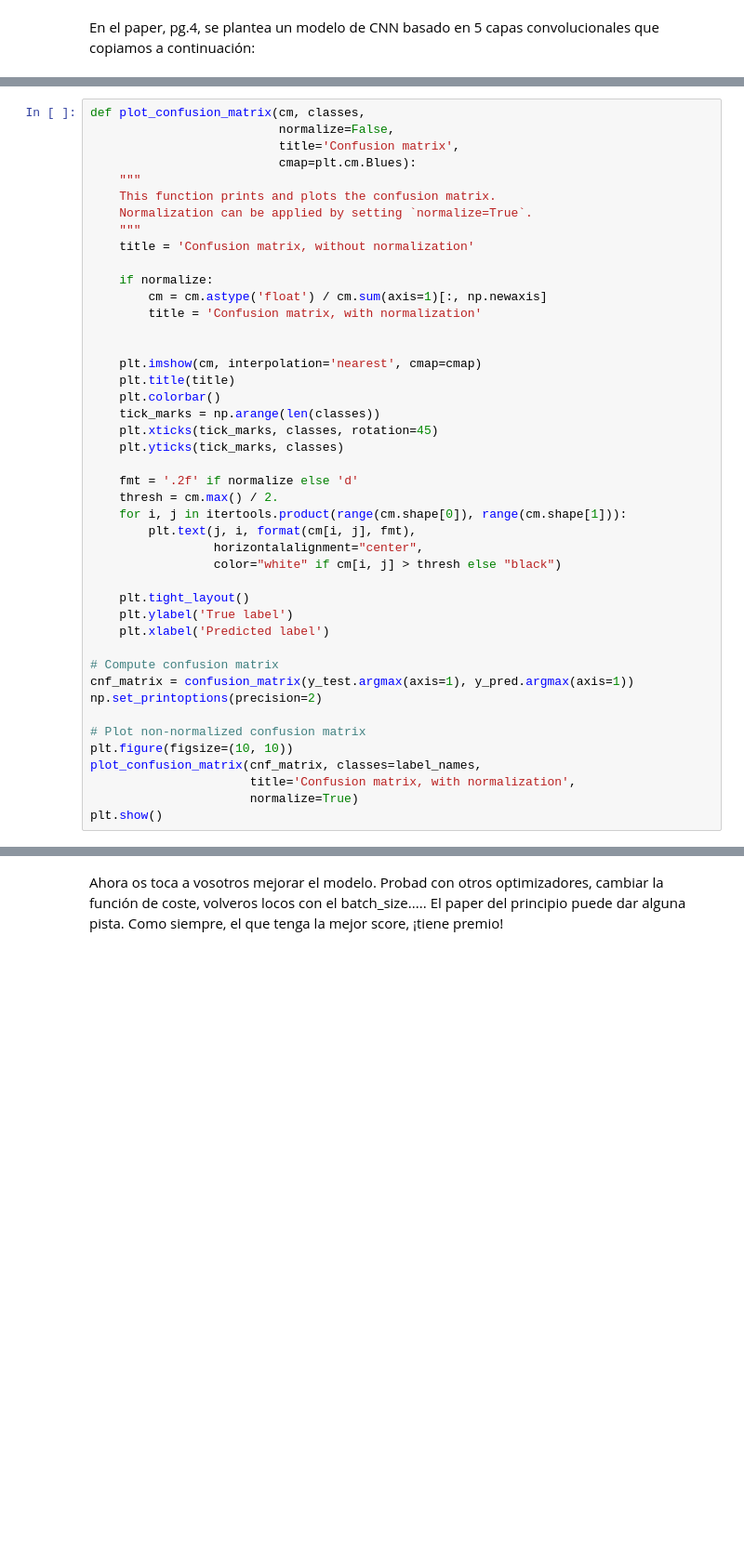
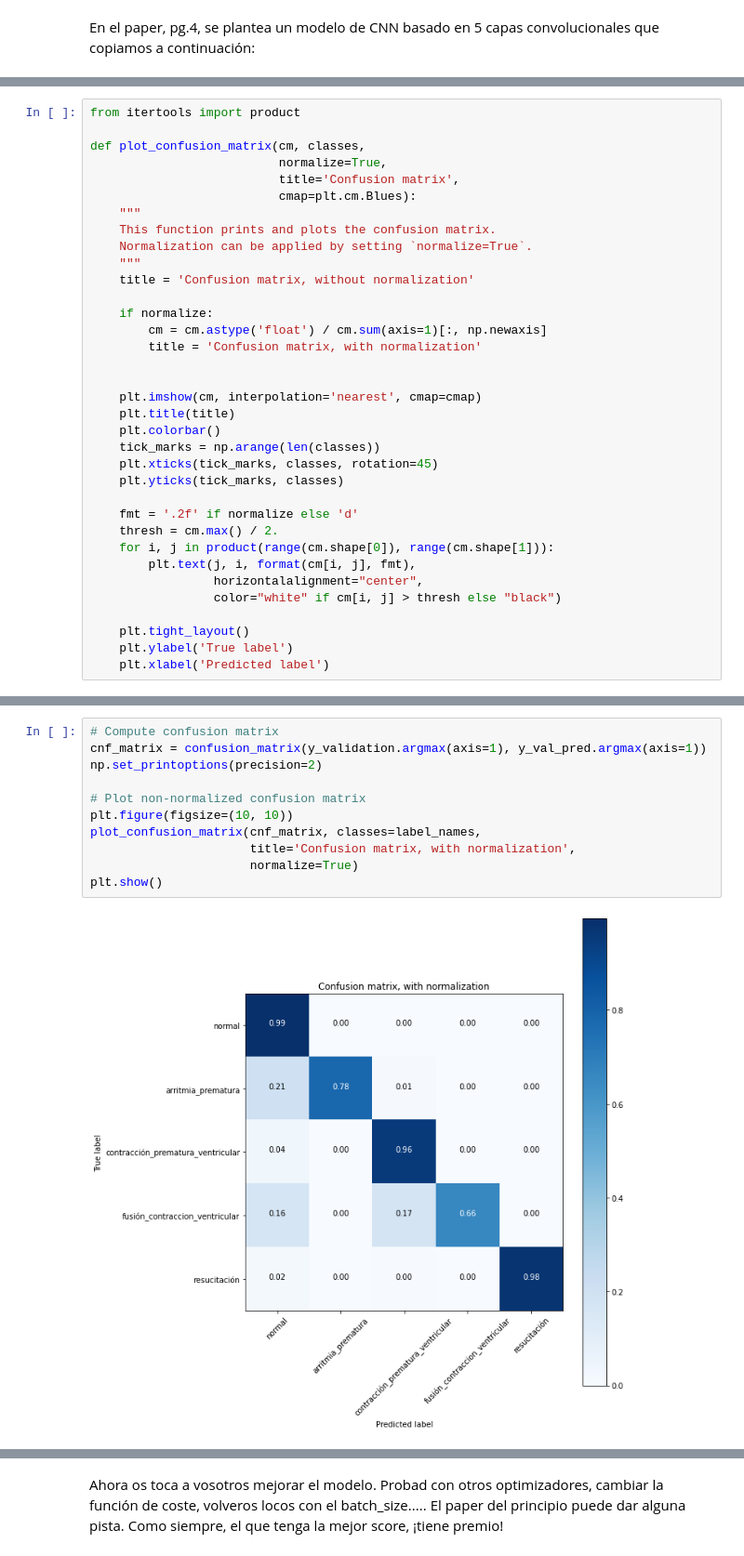
Before and after one commit to LAMDAMielgo/saturdaysAI_dl_mad22, a Jupyter notebook: week_1/practice/DL_S1_Practice_ECG.ipynb, the cells around one changed output, grey strips where cells are left out. Shown at 93% size. Cells and saved outputs as stored; diff of their text form; blank space fills up the shorter version.

```diff
--- a/week_1/practice/DL_S1_Practice_ECG.ipynb
+++ b/week_1/practice/DL_S1_Practice_ECG.ipynb
@@ -551,6 +618,8 @@ weighted avg       0.96      0.96      0.95     21889
 # %%
+from itertools import product
+
 def plot_confusion_matrix(cm, classes,
-                          normalize=False,
+                          normalize=True,
                           title='Confusion matrix',
                           cmap=plt.cm.Blues):
     """
@@ -573,7 +642,7 @@ def plot_confusion_matrix(cm, classes,
 
     fmt = '.2f' if normalize else 'd'
     thresh = cm.max() / 2.
-    for i, j in itertools.product(range(cm.shape[0]), range(cm.shape[1])):
+    for i, j in product(range(cm.shape[0]), range(cm.shape[1])):
         plt.text(j, i, format(cm[i, j], fmt),
                  horizontalalignment="center",
                  color="white" if cm[i, j] > thresh else "black")
@@ -581,14 +650,3 @@ def plot_confusion_matrix(cm, classes,
     plt.tight_layout()
     plt.ylabel('True label')
     plt.xlabel('Predicted label')
-
-# Compute confusion matrix
-cnf_matrix = confusion_matrix(y_test.argmax(axis=1), y_pred.argmax(axis=1))
-np.set_printoptions(precision=2)
-
-# Plot non-normalized confusion matrix
-plt.figure(figsize=(10, 10))
-plot_confusion_matrix(cnf_matrix, classes=label_names,
-                      title='Confusion matrix, with normalization',
-                      normalize=True)
-plt.show()
@@ -598,2 +653,15 @@ Normalized confusion matrix
+# %%
+# Compute confusion matrix
+cnf_matrix = confusion_matrix(y_validation.argmax(axis=1), y_val_pred.argmax(axis=1))
+np.set_printoptions(precision=2)
+
+# Plot non-normalized confusion matrix
+plt.figure(figsize=(10, 10))
+plot_confusion_matrix(cnf_matrix, classes=label_names,
+                      title='Confusion matrix, with normalization',
+                      normalize=True)
+plt.show()
+# %% [output]
+[figure, added]
 # %% [markdown]
 **Preguntas:**
```
Also changed, not shown: parts of 58 cells of this notebook, 4 other files.
